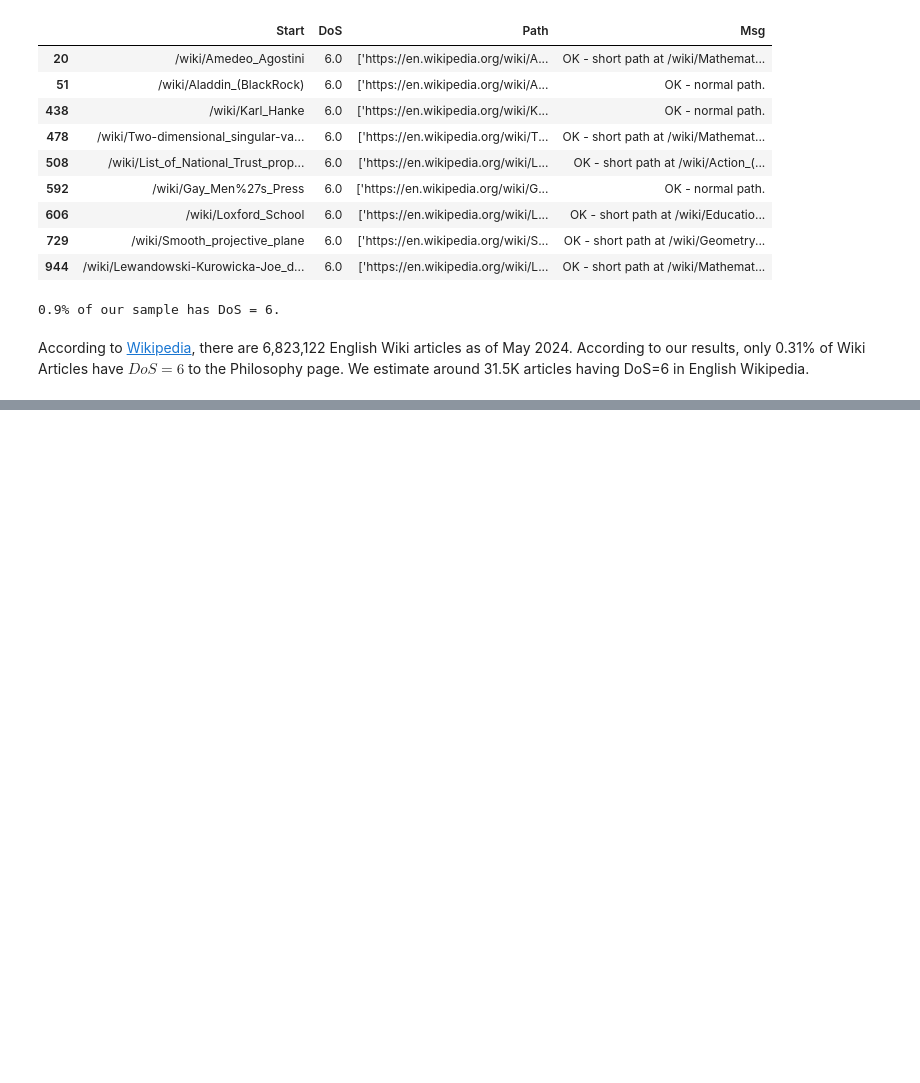
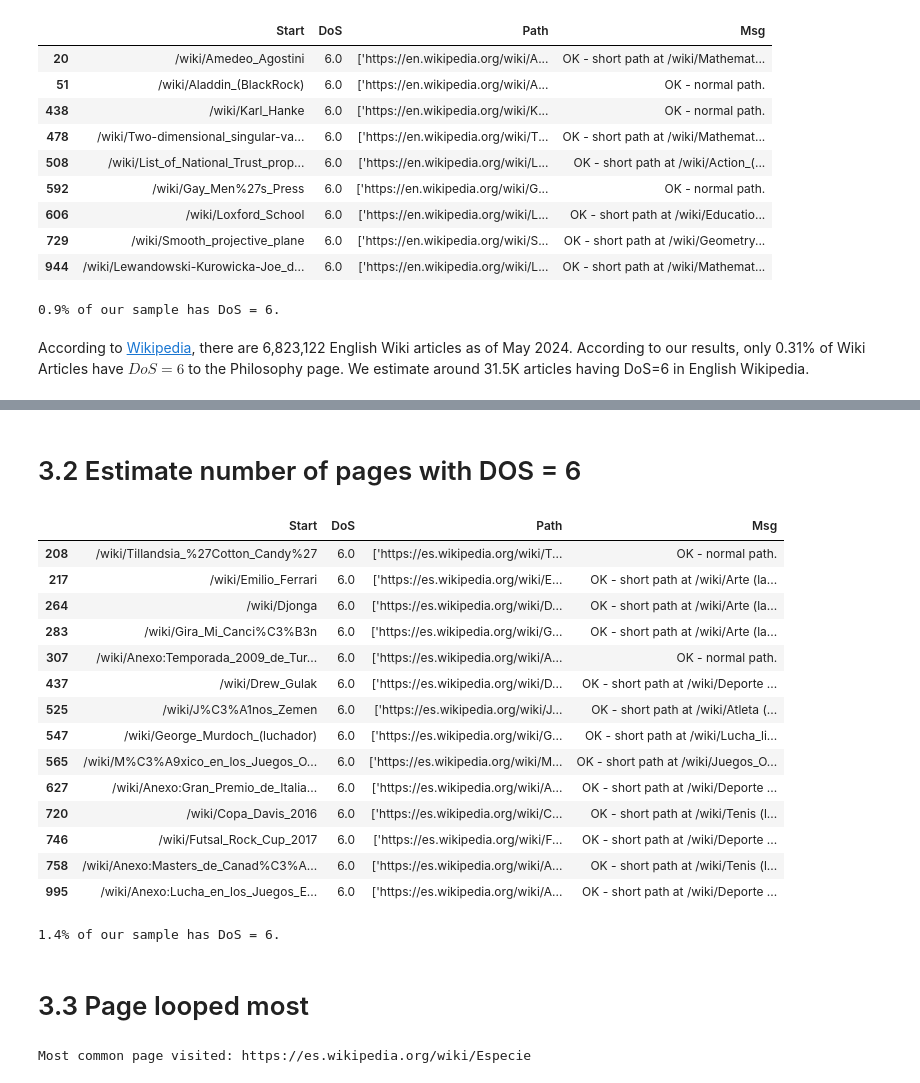
Before and after one commit to jrenzodorado/LT2_DMW_Lab, a Jupyter notebook: Advanced.ipynb, the cells around one changed output, grey strips where cells are left out. Drawn from its saved outputs; the diff is of its cells as text; code cells hidden in the pictures; blank space fills up the shorter version.

```diff
--- a/Advanced.ipynb
+++ b/Advanced.ipynb
@@ -122,0 +146,35 @@ Estimation of the num of articles with DoS = 6: 47485.84
+# %% [markdown]
+# 3.2 Estimate number of pages with DOS = 6
+# %%
+display(get_percentage(es))
+pctes_dos6 = len(es.query('DoS == 6')) / len(es) * 100
+print(f"{round(pctes_dos6, 2)}% of our sample has DoS = 6.")
+# %% [output]
+|  | Start | DoS | Path | Msg |
+| 208 | /wiki/Tillandsia_%27Cotton_Candy%27 | 6.0 | ['https://es.wikipedia.org/wiki/T... | OK - normal path. |
+| 217 | /wiki/Emilio_Ferrari | 6.0 | ['https://es.wikipedia.org/wiki/E... | OK - short path at /wiki/Arte (la... |
+| 264 | /wiki/Djonga | 6.0 | ['https://es.wikipedia.org/wiki/D... | OK - short path at /wiki/Arte (la... |
+| 283 | /wiki/Gira_Mi_Canci%C3%B3n | 6.0 | ['https://es.wikipedia.org/wiki/G... | OK - short path at /wiki/Arte (la... |
+| 307 | /wiki/Anexo:Temporada_2009_de_Tur... | 6.0 | ['https://es.wikipedia.org/wiki/A... | OK - normal path. |
+| 437 | /wiki/Drew_Gulak | 6.0 | ['https://es.wikipedia.org/wiki/D... | OK - short path at /wiki/Deporte ... |
+| 525 | /wiki/J%C3%A1nos_Zemen | 6.0 | ['https://es.wikipedia.org/wiki/J... | OK - short path at /wiki/Atleta (... |
+| 547 | /wiki/George_Murdoch_(luchador) | 6.0 | ['https://es.wikipedia.org/wiki/G... | OK - short path at /wiki/Lucha_li... |
+| 565 | /wiki/M%C3%A9xico_en_los_Juegos_O... | 6.0 | ['https://es.wikipedia.org/wiki/M... | OK - short path at /wiki/Juegos_O... |
+| 627 | /wiki/Anexo:Gran_Premio_de_Italia... | 6.0 | ['https://es.wikipedia.org/wiki/A... | OK - short path at /wiki/Deporte ... |
+| 720 | /wiki/Copa_Davis_2016 | 6.0 | ['https://es.wikipedia.org/wiki/C... | OK - short path at /wiki/Tenis (l... |
+| 746 | /wiki/Futsal_Rock_Cup_2017 | 6.0 | ['https://es.wikipedia.org/wiki/F... | OK - short path at /wiki/Deporte ... |
+| 758 | /wiki/Anexo:Masters_de_Canad%C3%A... | 6.0 | ['https://es.wikipedia.org/wiki/A... | OK - short path at /wiki/Tenis (l... |
+| 995 | /wiki/Anexo:Lucha_en_los_Juegos_E... | 6.0 | ['https://es.wikipedia.org/wiki/A... | OK - short path at /wiki/Deporte ... |
+1.4% of our sample has DoS = 6.
+# %% [markdown]
+# 3.3 Page looped most
+# %%
+from itertools import chain
+from collections import Counter
+
+es_paths = list(chain.from_iterable(es['Path']))
+es_counts = Counter(es_paths)
+
+print(f'Most common page visited: {es_counts.most_common(1)[0][0]}')
+# %% [output]
+Most common page visited: https://es.wikipedia.org/wiki/Especie
```
Also changed, not shown: parts of 7 cells of this notebook.
